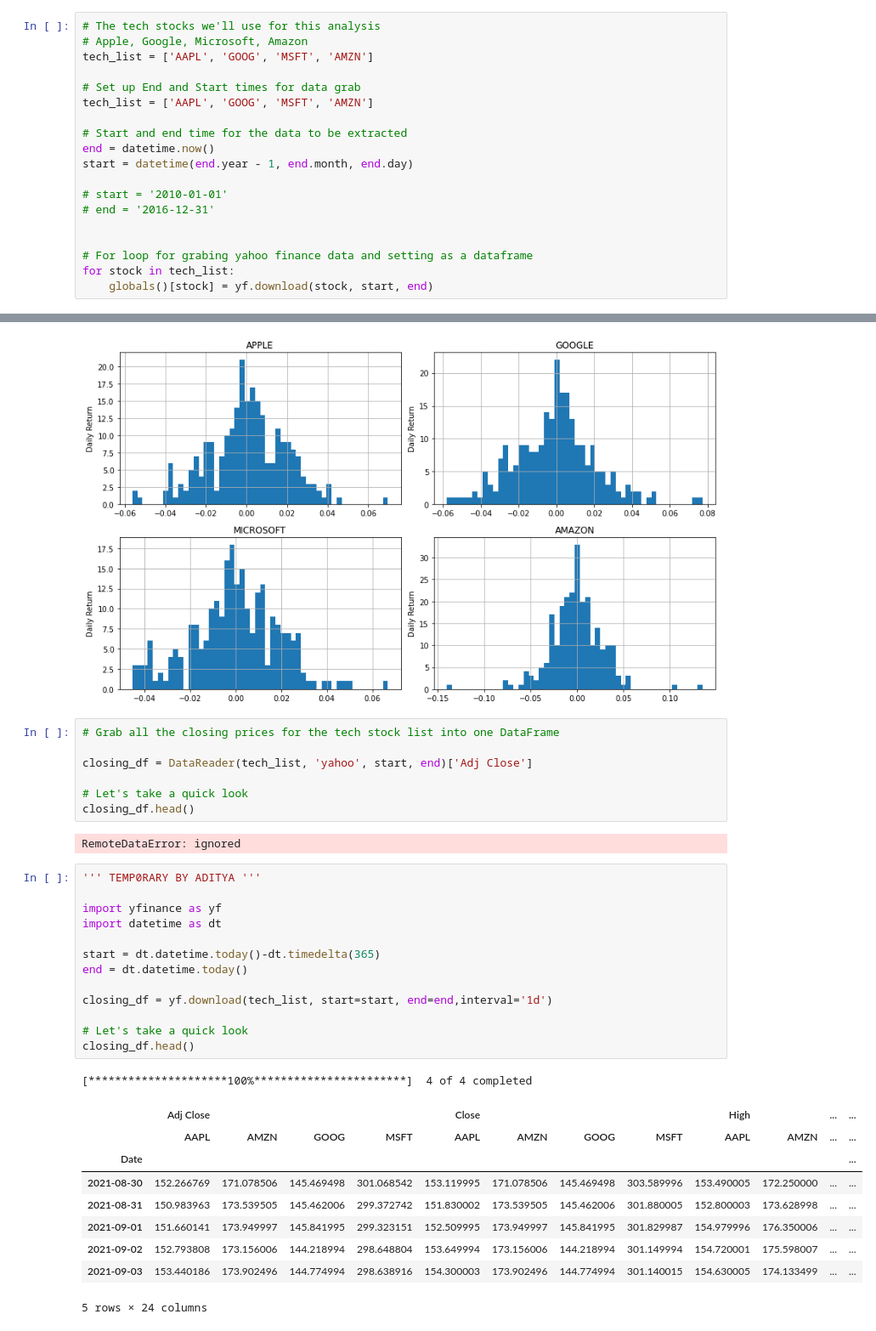
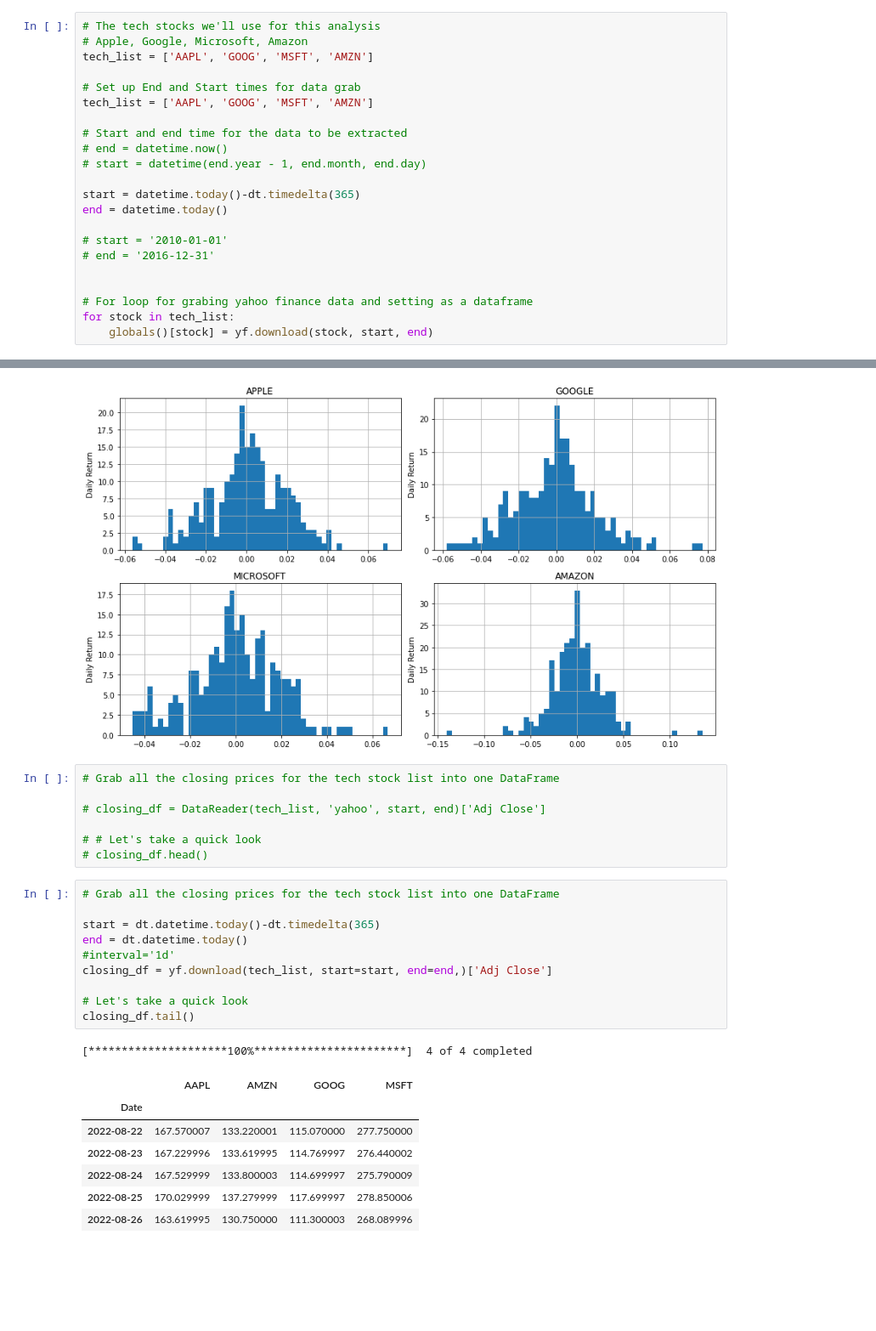
Before and after one commit to BANZOM/Stock_Market_Price_Prediction_by_LSTM, a Jupyter notebook: stocks_market_prediction_usingLSTM.ipynb, the cells around one changed output, grey strips where cells are left out. Shown at 85% size. Drawn from its saved outputs; the diff is of its cells as text; blank space fills up the shorter version.

```diff
--- a/stocks_market_prediction_usingLSTM.ipynb
+++ b/stocks_market_prediction_usingLSTM.ipynb
@@ -42,8 +42,11 @@ tech_list = ['AAPL', 'GOOG', 'MSFT', 'AMZN']
 tech_list = ['AAPL', 'GOOG', 'MSFT', 'AMZN']
 
 # Start and end time for the data to be extracted
-end = datetime.now()
-start = datetime(end.year - 1, end.month, end.day)
+# end = datetime.now()
+# start = datetime(end.year - 1, end.month, end.day)
+
+start = datetime.today()-dt.timedelta(365)
+end = datetime.today()
 
 # start = '2010-01-01'
 # end = '2016-12-31'
@@ -246,33 +216,26 @@ plt.tight_layout()
 # %%
 # Grab all the closing prices for the tech stock list into one DataFrame
 
-closing_df = DataReader(tech_list, 'yahoo', start, end)['Adj Close']
+# closing_df = DataReader(tech_list, 'yahoo', start, end)['Adj Close']
 
-# Let's take a quick look
-closing_df.head()
+# # Let's take a quick look
+# closing_df.head()
-# %% [output]
-RemoteDataError: ignored
 # %%
-''' TEMP0RARY BY ADITYA '''
-
-import yfinance as yf
-import datetime as dt
+# Grab all the closing prices for the tech stock list into one DataFrame
 
 start = dt.datetime.today()-dt.timedelta(365)
 end = dt.datetime.today()
-
-closing_df = yf.download(tech_list, start=start, end=end,interval='1d')
+#interval='1d'
+closing_df = yf.download(tech_list, start=start, end=end,)['Adj Close']
 
 # Let's take a quick look
-closing_df.head()
+closing_df.tail()
 # %% [output]
 [*********************100%***********************]  4 of 4 completed
-|  | Adj Close |  |  |  | Close |  |  |  | High |  | ... | ... |
-|  | AAPL | AMZN | GOOG | MSFT | AAPL | AMZN | GOOG | MSFT | AAPL | AMZN | ... | ... |
-| Date |  |  |  |  |  |  |  |  |  |  |  | ... |
-| 2021-08-30 | 152.266769 | 171.078506 | 145.469498 | 301.068542 | 153.119995 | 171.078506 | 145.469498 | 303.589996 | 153.490005 | 172.250000 | ... | ... |
-| 2021-08-31 | 150.983963 | 173.539505 | 145.462006 | 299.372742 | 151.830002 | 173.539505 | 145.462006 | 301.880005 | 152.800003 | 173.628998 | ... | ... |
-| 2021-09-01 | 151.660141 | 173.949997 | 145.841995 | 299.323151 | 152.509995 | 173.949997 | 145.841995 | 301.829987 | 154.979996 | 176.350006 | ... | ... |
-| 2021-09-02 | 152.793808 | 173.156006 | 144.218994 | 298.648804 | 153.649994 | 173.156006 | 144.218994 | 301.149994 | 154.720001 | 175.598007 | ... | ... |
-| 2021-09-03 | 153.440186 | 173.902496 | 144.774994 | 298.638916 | 154.300003 | 173.902496 | 144.774994 | 301.140015 | 154.630005 | 174.133499 | ... | ... |
+|  | AAPL | AMZN | GOOG | MSFT |
+| Date |  |  |  |  |
+| 2022-08-22 | 167.570007 | 133.220001 | 115.070000 | 277.750000 |
+| 2022-08-23 | 167.229996 | 133.619995 | 114.769997 | 276.440002 |
+| 2022-08-24 | 167.529999 | 133.800003 | 114.699997 | 275.790009 |
+| 2022-08-25 | 170.029999 | 137.279999 | 117.699997 | 278.850006 |
+| 2022-08-26 | 163.619995 | 130.750000 | 111.300003 | 268.089996 |
-5 rows × 24 columns
```
Also changed, not shown: parts of 18 cells of this notebook.
